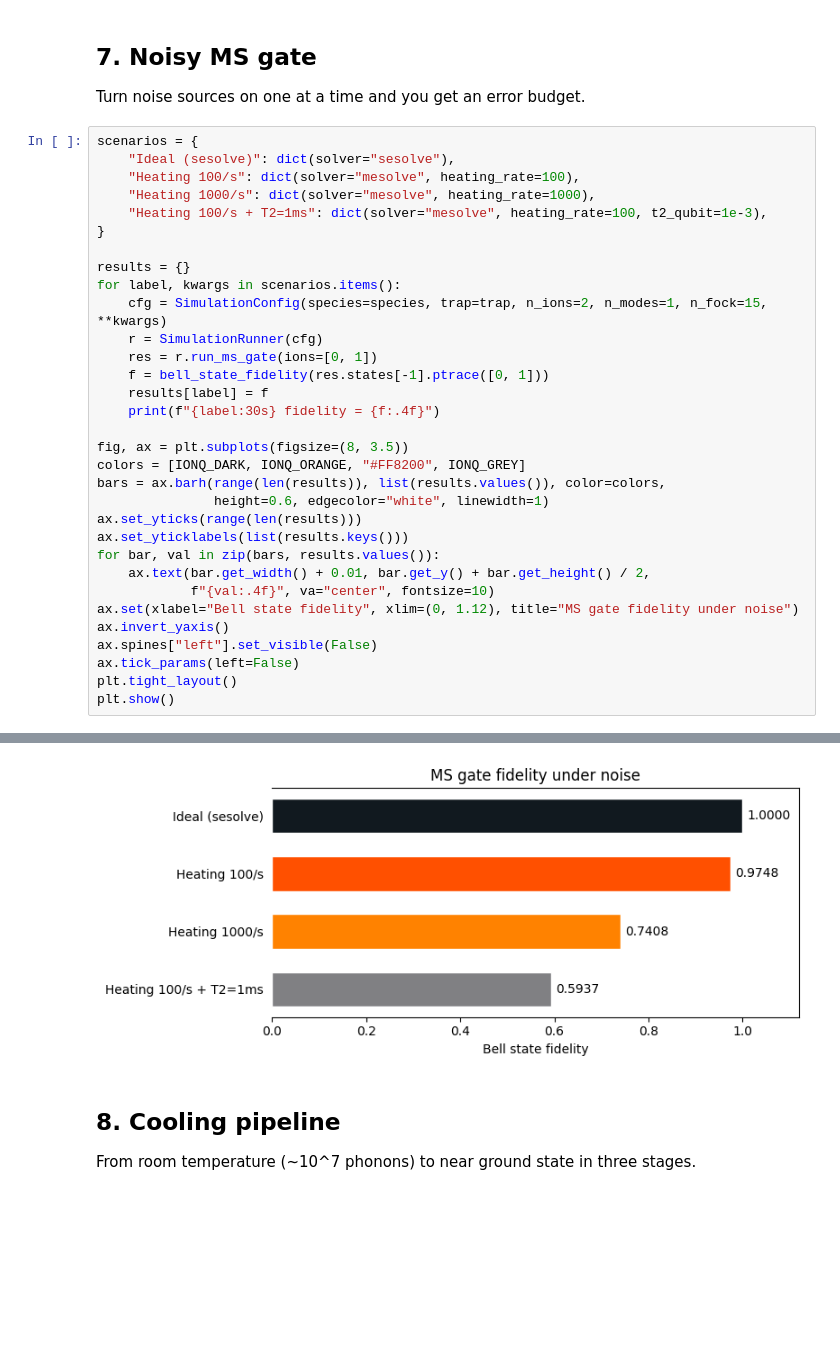
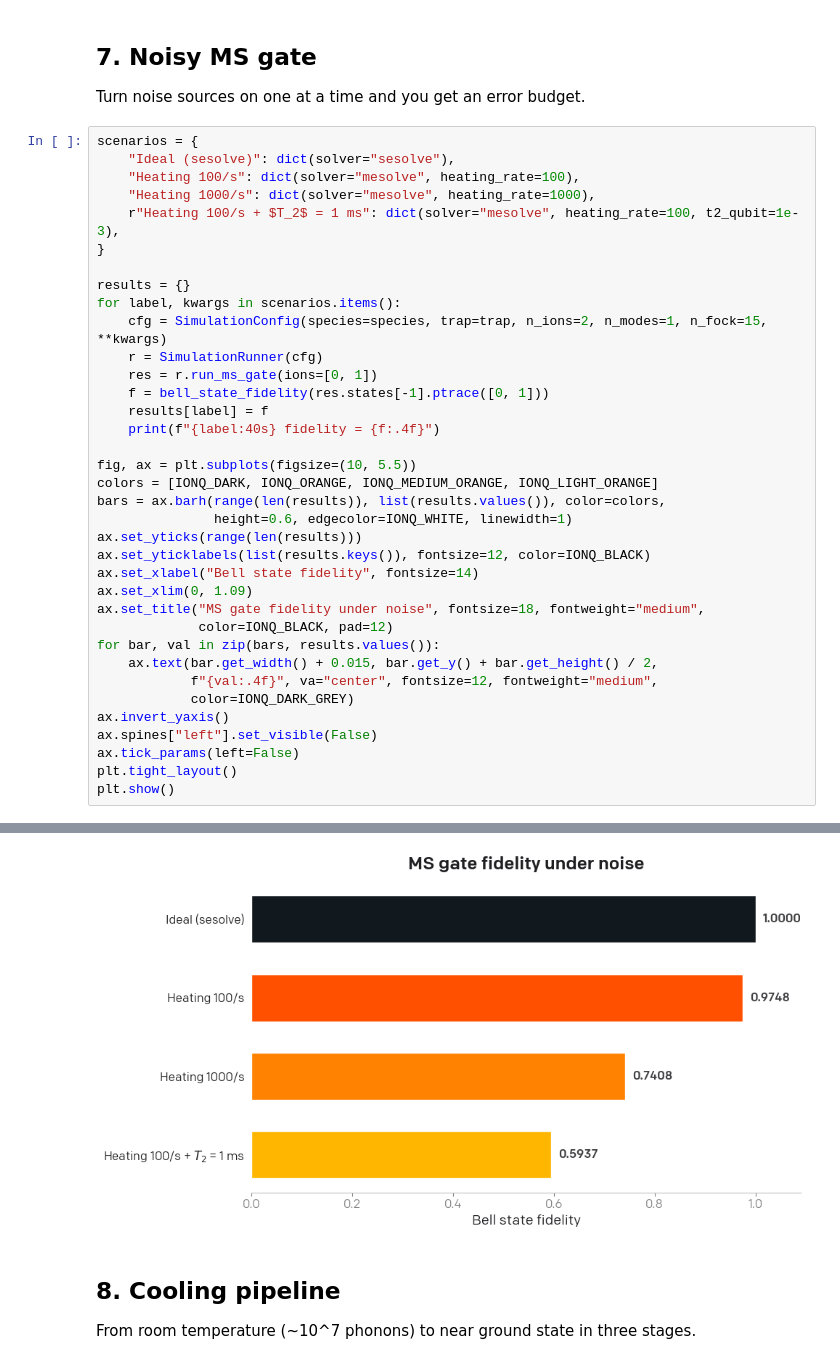
Before and after one commit to splch/tiqs, a Jupyter notebook: docs/presentation/demo.ipynb, the cells around one changed output, grey strips where cells are left out. Cells and saved outputs as stored; diff of their text form; blank space fills up the shorter version.

```diff
--- a/docs/presentation/demo.ipynb
+++ b/docs/presentation/demo.ipynb
@@ -195,7 +275,7 @@ scenarios = {
     "Ideal (sesolve)": dict(solver="sesolve"),
     "Heating 100/s": dict(solver="mesolve", heating_rate=100),
     "Heating 1000/s": dict(solver="mesolve", heating_rate=1000),
-    "Heating 100/s + T2=1ms": dict(solver="mesolve", heating_rate=100, t2_qubit=1e-3),
+    r"Heating 100/s + $T_2$ = 1 ms": dict(solver="mesolve", heating_rate=100, t2_qubit=1e-3),
 }
 
 results = {}
@@ -205,18 +285,22 @@ for label, kwargs in scenarios.items():
     res = r.run_ms_gate(ions=[0, 1])
     f = bell_state_fidelity(res.states[-1].ptrace([0, 1]))
     results[label] = f
-    print(f"{label:30s} fidelity = {f:.4f}")
+    print(f"{label:40s} fidelity = {f:.4f}")
 
-fig, ax = plt.subplots(figsize=(8, 3.5))
-colors = [IONQ_DARK, IONQ_ORANGE, "#FF8200", IONQ_GREY]
+fig, ax = plt.subplots(figsize=(10, 5.5))
+colors = [IONQ_DARK, IONQ_ORANGE, IONQ_MEDIUM_ORANGE, IONQ_LIGHT_ORANGE]
 bars = ax.barh(range(len(results)), list(results.values()), color=colors,
-               height=0.6, edgecolor="white", linewidth=1)
+               height=0.6, edgecolor=IONQ_WHITE, linewidth=1)
 ax.set_yticks(range(len(results)))
-ax.set_yticklabels(list(results.keys()))
+ax.set_yticklabels(list(results.keys()), fontsize=12, color=IONQ_BLACK)
+ax.set_xlabel("Bell state fidelity", fontsize=14)
+ax.set_xlim(0, 1.09)
+ax.set_title("MS gate fidelity under noise", fontsize=18, fontweight="medium",
+             color=IONQ_BLACK, pad=12)
 for bar, val in zip(bars, results.values()):
-    ax.text(bar.get_width() + 0.01, bar.get_y() + bar.get_height() / 2,
-            f"{val:.4f}", va="center", fontsize=10)
-ax.set(xlabel="Bell state fidelity", xlim=(0, 1.12), title="MS gate fidelity under noise")
+    ax.text(bar.get_width() + 0.015, bar.get_y() + bar.get_height() / 2,
+            f"{val:.4f}", va="center", fontsize=12, fontweight="medium",
+            color=IONQ_DARK_GREY)
 ax.invert_yaxis()
 ax.spines["left"].set_visible(False)
 ax.tick_params(left=False)
@@ -230,4 +314,4 @@ Heating 100/s + T2=1ms         fidelity = 0.5937
-[figure, old version]
+[figure, new version]
 # %% [markdown]
 ## 8. Cooling pipeline
 
```
Also changed, not shown: parts of 3 cells of this notebook.
